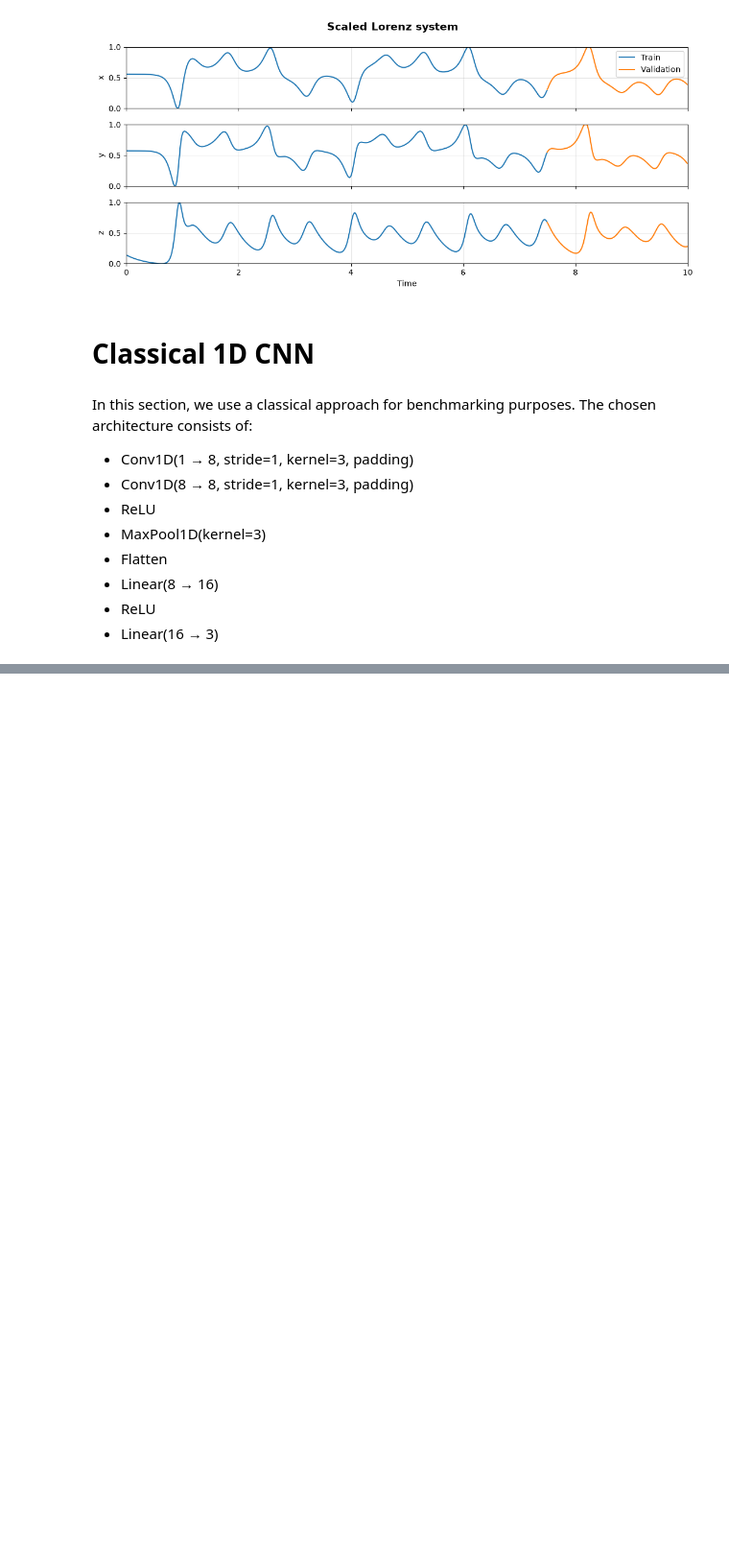
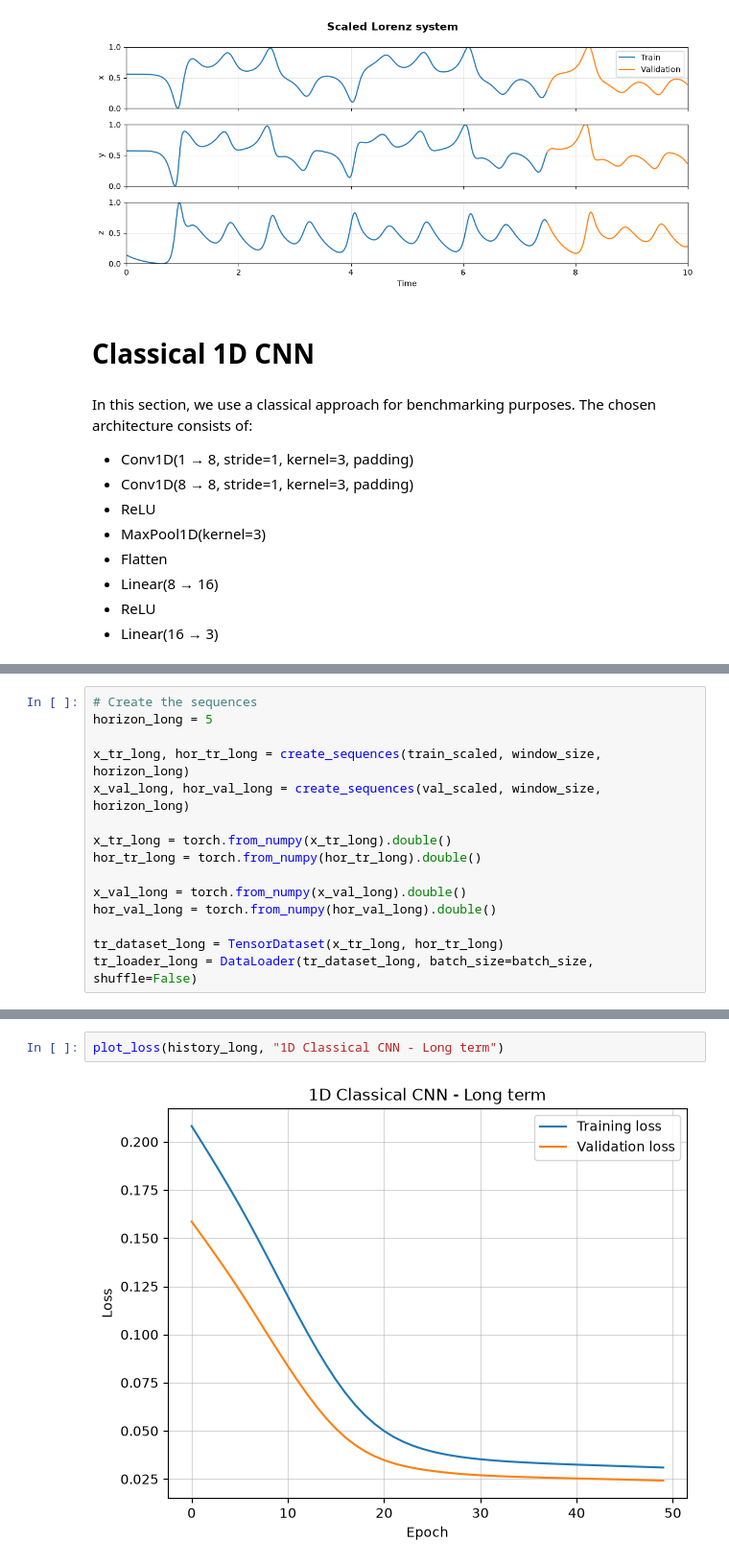
Before and after one commit to mariomeendezz/QML-for-multivariate-time-series-forecasting, a Jupyter notebook: src/06. Classical 1D CNN.ipynb, the cells around one changed output, grey strips where cells are left out. Shown at 96% size. Saved outputs shown, nothing was run; the diff lists cells and outputs as text; blank space fills up the shorter version.

```diff
--- a/src/06. Classical 1D CNN.ipynb
+++ b/src/06. Classical 1D CNN.ipynb
@@ -291,0 +296,15 @@ plot_preds_and_error(
+# %%
+# Create the sequences
+horizon_long = 5
+
+x_tr_long, hor_tr_long = create_sequences(train_scaled, window_size, horizon_long)
+x_val_long, hor_val_long = create_sequences(val_scaled, window_size, horizon_long)
+
+x_tr_long = torch.from_numpy(x_tr_long).double()
+hor_tr_long = torch.from_numpy(hor_tr_long).double()
+
+x_val_long = torch.from_numpy(x_val_long).double()
+hor_val_long = torch.from_numpy(hor_val_long).double()
+
+tr_dataset_long = TensorDataset(x_tr_long, hor_tr_long)
+tr_loader_long = DataLoader(tr_dataset_long, batch_size=batch_size, shuffle=False)
@@ -291,0 +389,4 @@ plot_preds_and_error(
+# %%
+plot_loss(history_long, "1D Classical CNN - Long term")
+# %% [output]
+[figure, added]
```
Also changed, not shown: parts of 16 cells of this notebook.
